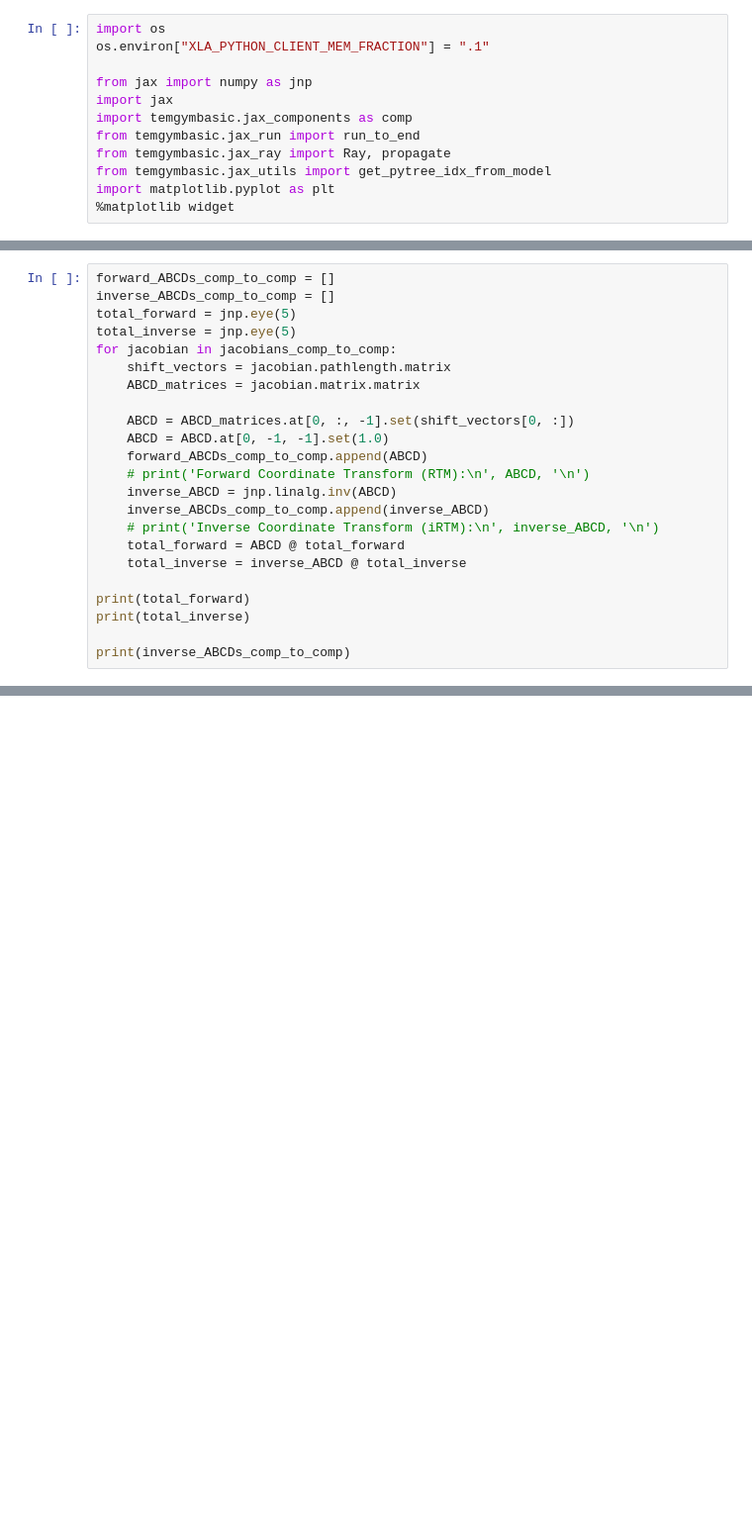
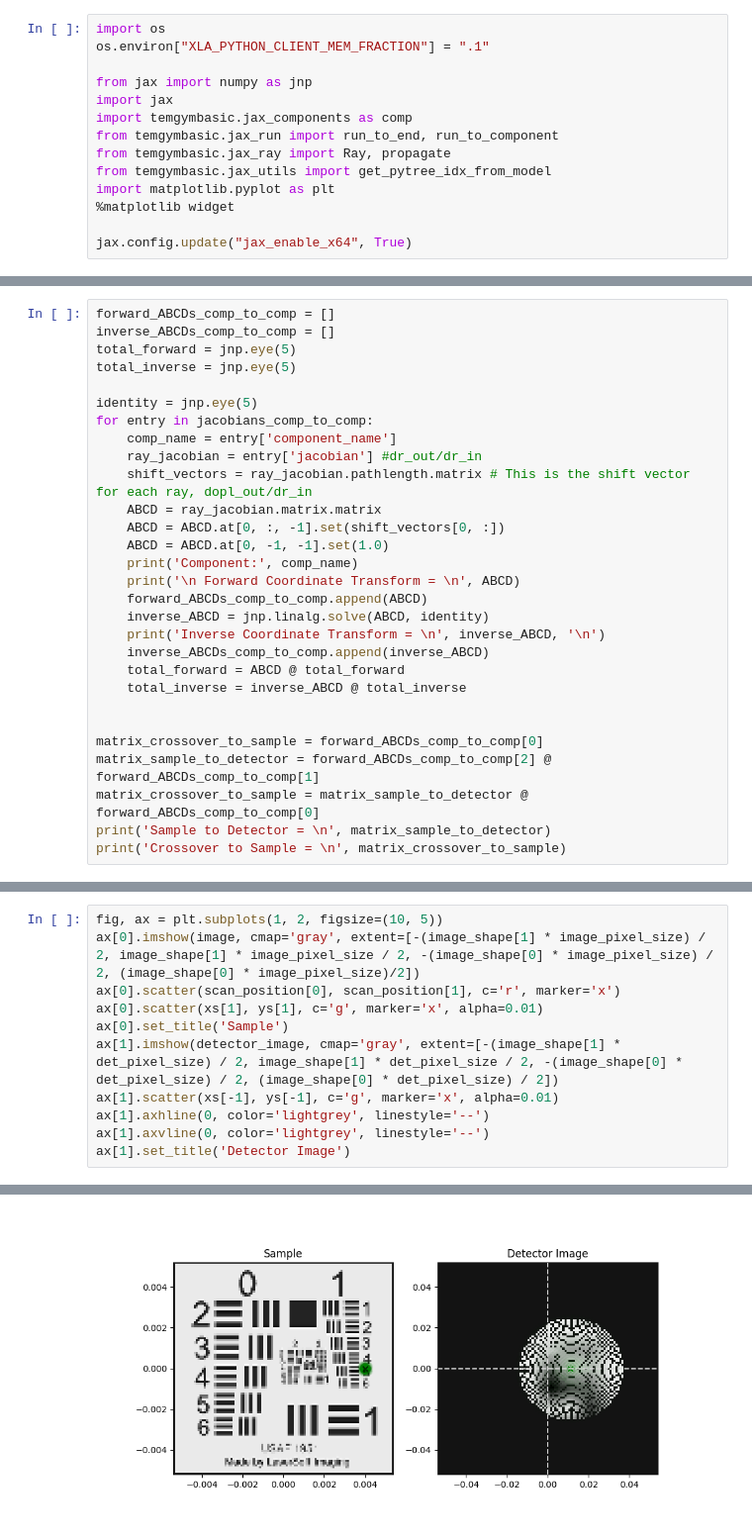
Before and after one commit to TemGym/TemGym, a Jupyter notebook: examples/jax_examples/4Dstem.ipynb, the cells around one changed output, grey strips where cells are left out. Shown at 99% size. Saved outputs shown, nothing was run; the diff lists cells and outputs as text; blank space fills up the shorter version.

```diff
--- a/examples/jax_examples/4Dstem.ipynb
+++ b/examples/jax_examples/4Dstem.ipynb
@@ -5,11 +5,13 @@ os.environ["XLA_PYTHON_CLIENT_MEM_FRACTION"] = ".1"
 from jax import numpy as jnp
 import jax
 import temgymbasic.jax_components as comp
-from temgymbasic.jax_run import run_to_end
+from temgymbasic.jax_run import run_to_end, run_to_component
 from temgymbasic.jax_ray import Ray, propagate
 from temgymbasic.jax_utils import get_pytree_idx_from_model
 import matplotlib.pyplot as plt
 %matplotlib widget
+
+jax.config.update("jax_enable_x64", True)
 # %%
 from scipy.ndimage import zoom
 
@@ -165,22 +199,28 @@ forward_ABCDs_comp_to_comp = []
 inverse_ABCDs_comp_to_comp = []
 total_forward = jnp.eye(5)
 total_inverse = jnp.eye(5)
-for jacobian in jacobians_comp_to_comp:
-    shift_vectors = jacobian.pathlength.matrix
-    ABCD_matrices = jacobian.matrix.matrix
 
-    ABCD = ABCD_matrices.at[0, :, -1].set(shift_vectors[0, :])
+identity = jnp.eye(5)
+for entry in jacobians_comp_to_comp:
+    comp_name = entry['component_name']
+    ray_jacobian = entry['jacobian'] #dr_out/dr_in
+    shift_vectors = ray_jacobian.pathlength.matrix # This is the shift vector for each ray, dopl_out/dr_in
+    ABCD = ray_jacobian.matrix.matrix
+    ABCD = ABCD.at[0, :, -1].set(shift_vectors[0, :])
     ABCD = ABCD.at[0, -1, -1].set(1.0)
+    print('Component:', comp_name)
+    print('\n Forward Coordinate Transform = \n', ABCD)
     forward_ABCDs_comp_to_comp.append(ABCD)
-    # print('Forward Coordinate Transform (RTM):\n', ABCD, '\n')
-    inverse_ABCD = jnp.linalg.inv(ABCD)
+    inverse_ABCD = jnp.linalg.solve(ABCD, identity)
+    print('Inverse Coordinate Transform = \n', inverse_ABCD, '\n')
     inverse_ABCDs_comp_to_comp.append(inverse_ABCD)
-    # print('Inverse Coordinate Transform (iRTM):\n', inverse_ABCD, '\n')
     total_forward = ABCD @ total_forward
     total_inverse = inverse_ABCD @ total_inverse
 
-print(total_forward)
-print(total_inverse)
 
-print(inverse_ABCDs_comp_to_comp)
+matrix_crossover_to_sample = forward_ABCDs_comp_to_comp[0]
+matrix_sample_to_detector = forward_ABCDs_comp_to_comp[2] @ forward_ABCDs_comp_to_comp[1]
+matrix_crossover_to_sample = matrix_sample_to_detector @ forward_ABCDs_comp_to_comp[0]
+print('Sample to Detector = \n', matrix_sample_to_detector)
+print('Crossover to Sample = \n', matrix_crossover_to_sample)
 # %% [output]
@@ -276,0 +390,12 @@ plt.show()
+# %%
+fig, ax = plt.subplots(1, 2, figsize=(10, 5))
+ax[0].imshow(image, cmap='gray', extent=[-(image_shape[1] * image_pixel_size) / 2, image_shape[1] * image_pixel_size / 2, -(image_shape[0] * image_pixel_size) / 2, (image_shape[0] * image_pixel_size)/2])
+ax[0].scatter(scan_position[0], scan_position[1], c='r', marker='x')
+ax[0].scatter(xs[1], ys[1], c='g', marker='x', alpha=0.01)
+ax[0].set_title('Sample')
+ax[1].imshow(detector_image, cmap='gray', extent=[-(image_shape[1] * det_pixel_size) / 2, image_shape[1] * det_pixel_size / 2, -(image_shape[0] * det_pixel_size) / 2, (image_shape[0] * det_pixel_size) / 2])
+ax[1].scatter(xs[-1], ys[-1], c='g', marker='x', alpha=0.01)
+ax[1].axhline(0, color='lightgrey', linestyle='--')
+ax[1].axvline(0, color='lightgrey', linestyle='--')
+ax[1].set_title('Detector Image')
+# %% [output]
@@ -276,0 +403 @@ plt.show()
+[figure, added]
```
Also changed, not shown: parts of 18 cells of this notebook, 2 other files.
